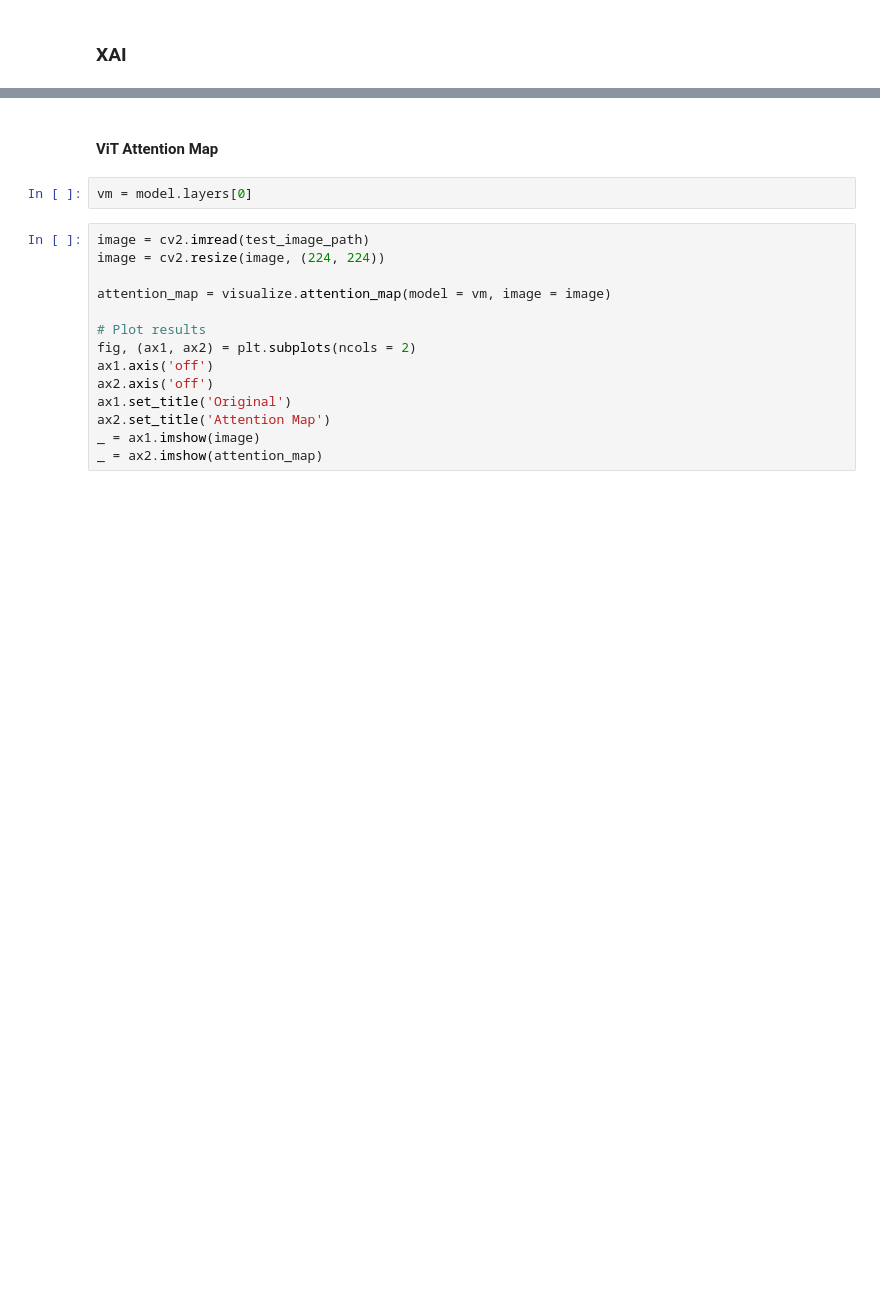
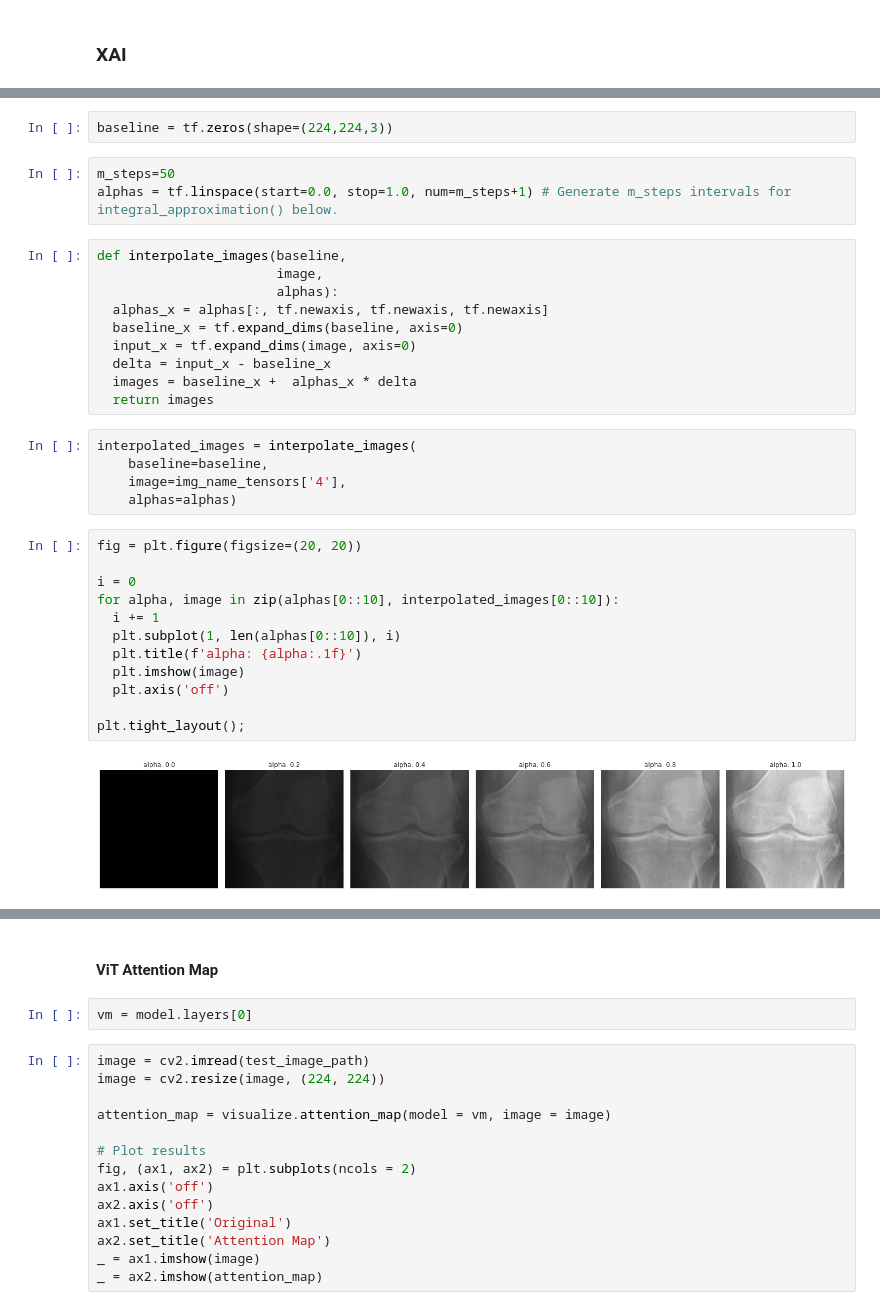
Before and after one commit to jah377/XAI_ImageClassification, a Jupyter notebook: xai.ipynb, the cells around one changed output, grey strips where cells are left out. Cells and saved outputs as stored; diff of their text form; blank space fills up the shorter version.

```diff
--- a/xai.ipynb
+++ b/xai.ipynb
@@ -485,0 +544,34 @@ test_image_path = '/content/drive/MyDrive/DSP-H3-Quin/data_set/kneeKL224/auto_te
+# %%
+baseline = tf.zeros(shape=(224,224,3))
+# %%
+m_steps=50
+alphas = tf.linspace(start=0.0, stop=1.0, num=m_steps+1) # Generate m_steps intervals for integral_approximation() below.
+# %%
+def interpolate_images(baseline,
+                       image,
+                       alphas):
+  alphas_x = alphas[:, tf.newaxis, tf.newaxis, tf.newaxis]
+  baseline_x = tf.expand_dims(baseline, axis=0)
+  input_x = tf.expand_dims(image, axis=0)
+  delta = input_x - baseline_x
+  images = baseline_x +  alphas_x * delta
+  return images
+# %%
+interpolated_images = interpolate_images(
+    baseline=baseline,
+    image=img_name_tensors['4'],
+    alphas=alphas)
+# %%
+fig = plt.figure(figsize=(20, 20))
+
+i = 0
+for alpha, image in zip(alphas[0::10], interpolated_images[0::10]):
+  i += 1
+  plt.subplot(1, len(alphas[0::10]), i)
+  plt.title(f'alpha: {alpha:.1f}')
+  plt.imshow(image)
+  plt.axis('off')
+
+plt.tight_layout();
+# %% [output]
+[figure, added]
```
Also changed, not shown: parts of 102 cells of this notebook.
